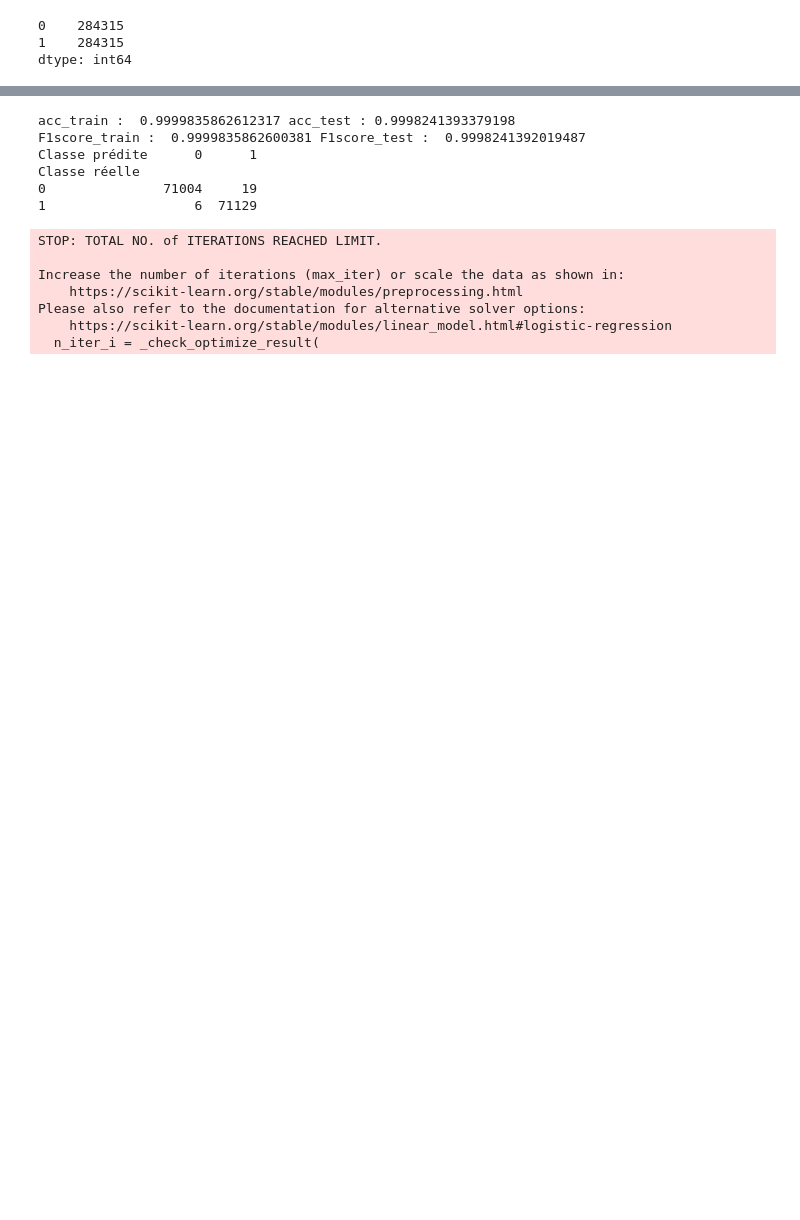
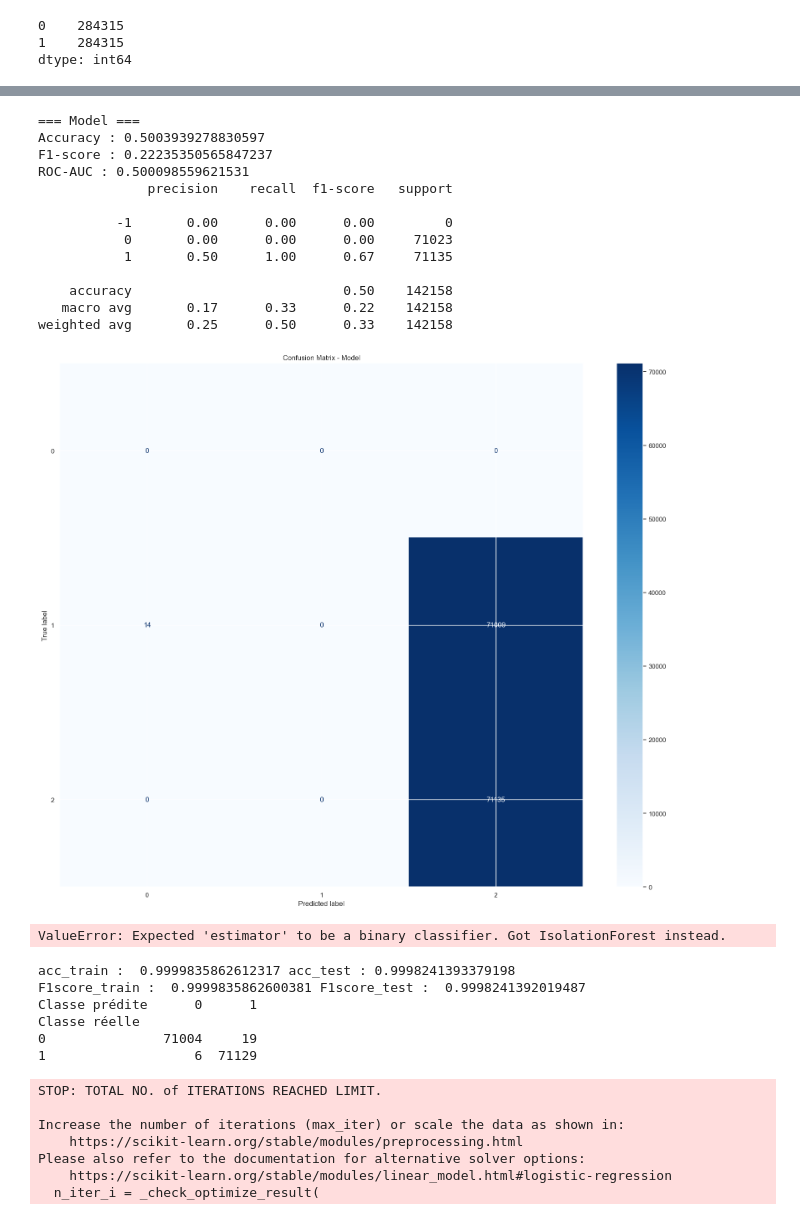
Before and after one commit to RChazal-dataSc/Finance-project---Credit-card-fraud-detection, a Jupyter notebook: Finance Project - credit card fraud detection.ipynb, the cells around one changed output, grey strips where cells are left out. Drawn from its saved outputs; the diff is of its cells as text; code cells hidden in the pictures; blank space fills up the shorter version.

```diff
--- a/Finance Project - credit card fraud detection.ipynb
+++ b/Finance Project - credit card fraud detection.ipynb
@@ -402,3 +427,53 @@ Nombre d'anomalies détectées : 439
+# %%
+#application
+
+
+def evaluate_model(model, X_train, y_train, X_test, y_test, name="Model"):
+    """Train, predict, and print evaluation metrics"""
+    model.fit(X_train, y_train)
+    y_pred = model.predict(X_test)
+
+    acc = accuracy_score(y_test, y_pred)
+    f1 = f1_score(y_test, y_pred, average="macro")
+    auc = roc_auc_score(y_test, y_pred)
+
+    print(f"\n=== {name} ===")
+    print("Accuracy :", acc)
+    print("F1-score :", f1)
+    print("ROC-AUC :", auc)
+    print(classification_report(y_test, y_pred))
+
+    # Confusion matrix
+    cm = confusion_matrix(y_test, y_pred)
+    ConfusionMatrixDisplay(cm).plot(cmap="Blues")
+    plt.title(f"Confusion Matrix - {name}")
+    plt.show()
+
+    # ROC Curve
+    RocCurveDisplay.from_estimator(model, X_test, y_test)
+    plt.title(f"ROC Curve - {name}")
+    plt.show()
+
+    return model
+
+
+evaluate_model(IF, X_smt, y_smt, X_test, y_test, name="Model")
+# %% [output]
+=== Model ===
+Accuracy : 0.5003939278830597
+F1-score : 0.22235350565847237
+ROC-AUC : 0.500098559621531
+              precision    recall  f1-score   support
+
+          -1       0.00      0.00      0.00         0
+           0       0.00      0.00      0.00     71023
+           1       0.50      1.00      0.67     71135
+
+    accuracy                           0.50    142158
+   macro avg       0.17      0.33      0.22    142158
+weighted avg       0.25      0.50      0.33    142158
+[figure, added]
+ValueError: Expected 'estimator' to be a binary classifier. Got IsolationForest instead.
 # %%
 #l'isolation forest n'offre pas les performances attendues.
 #écartons cette hypothèse de travail
```
Also changed, not shown: parts of 15 cells of this notebook.
